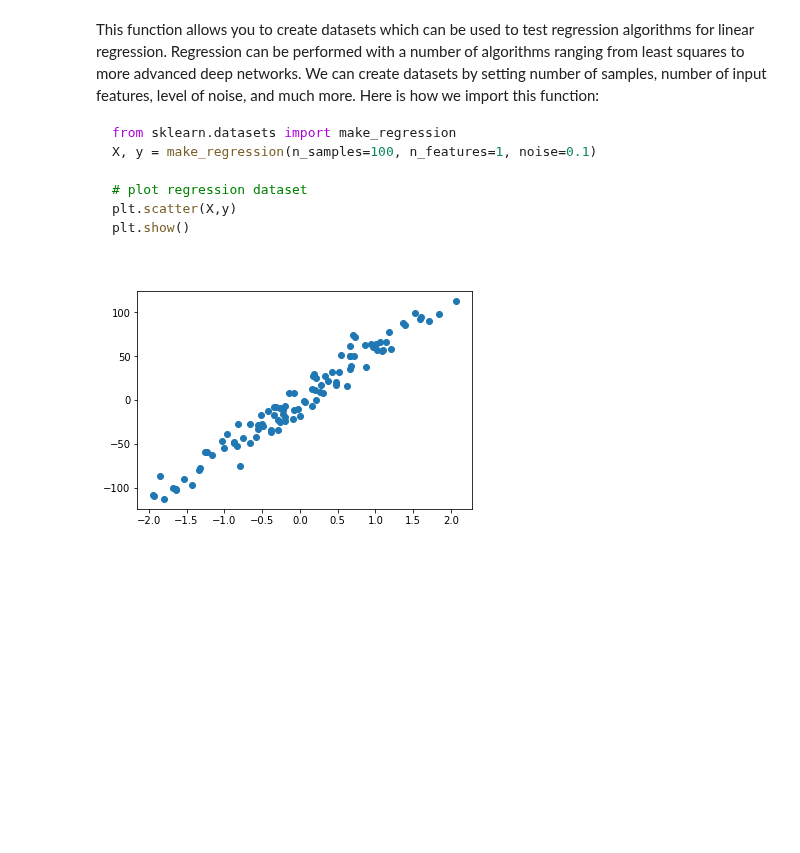
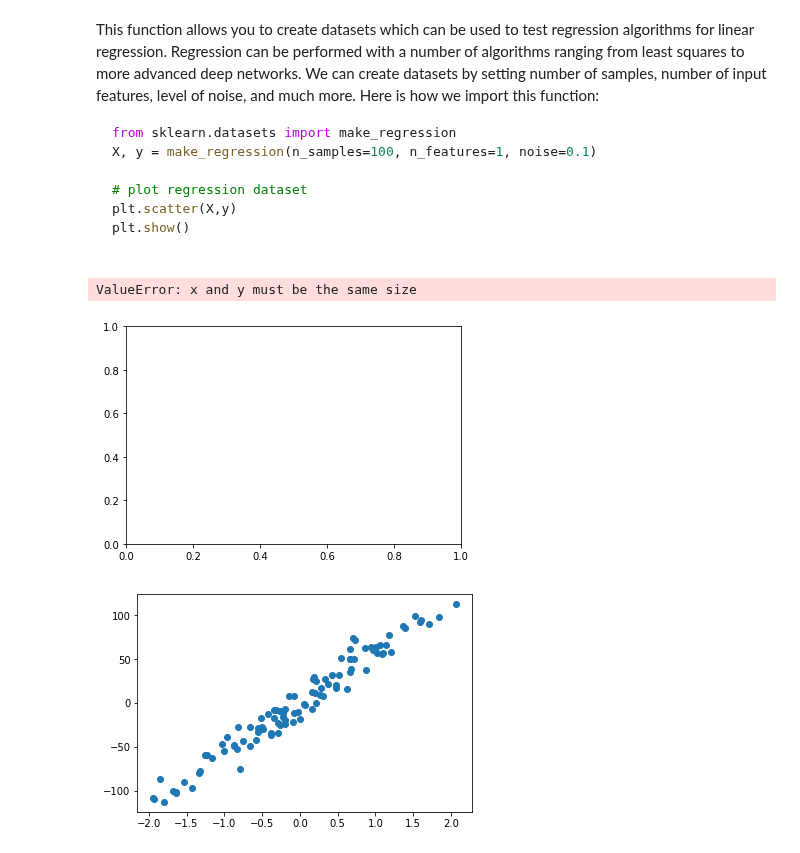
Before and after one commit to AlecMorgan/dsc-2-23-05-data-generation-process-code-along-seattle-ds-career-040119, a Jupyter notebook: index.ipynb, the cells around one changed output. Cells and saved outputs as stored; diff of their text form; code cells hidden in the pictures; blank space fills up the shorter version.

```diff
--- a/index.ipynb
+++ b/index.ipynb
@@ -160,3 +151,9 @@ with plt.xkcd():
+# %%
+plt.scatter(X,y)
+plt.show()
+# %% [output]
+ValueError: x and y must be the same size
+[figure, added]
 # %%
 # Code here
 # %% [output]
```
Also changed, not shown: parts of 1 cell of this notebook.
